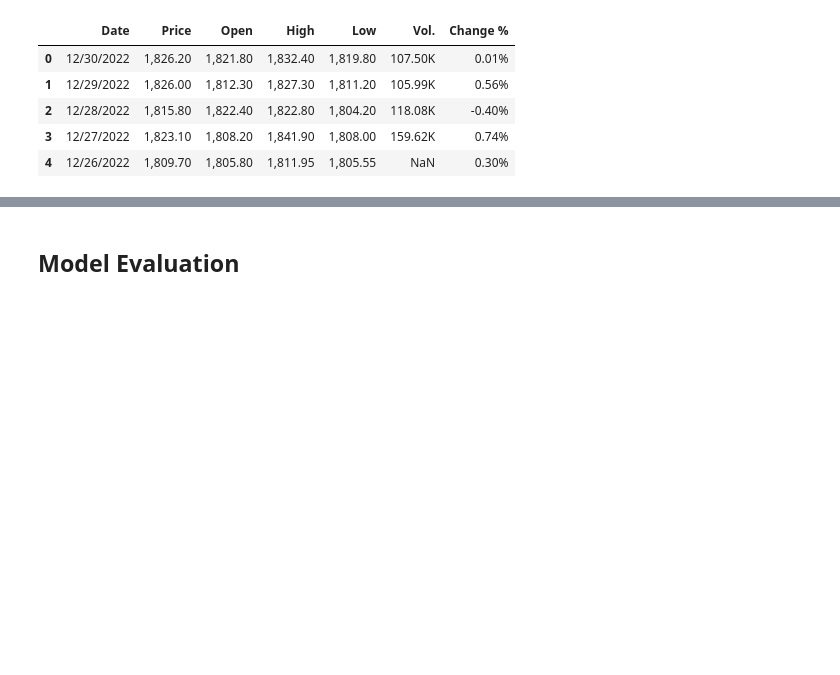
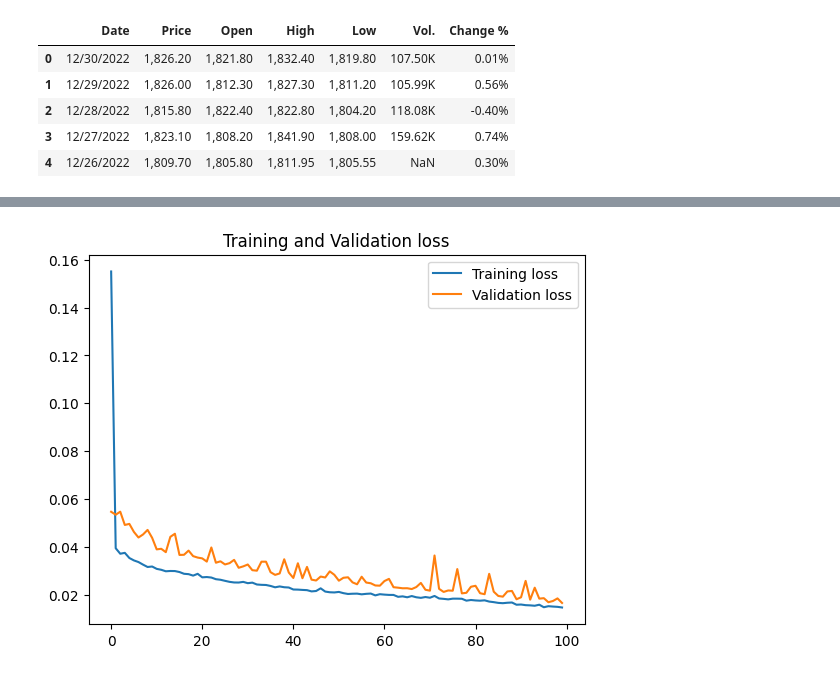
Before and after one commit to fatemeh-mndz/Gold-Price-Prediction, a Jupyter notebook: lstm_model.ipynb, the cells around one changed output, grey strips where cells are left out. Saved outputs shown, nothing was run; the diff lists cells and outputs as text; code cells hidden in the pictures; blank space fills up the shorter version.

```diff
--- a/lstm_model.ipynb
+++ b/lstm_model.ipynb
@@ -106 +83,13 @@ y_test: (457, 30)
+# %%
+X_test = []
+y_test = []
+
+for i in range(window_size, len(test_data)):
+    X_test.append(test_data[i-60:i, 0])
+    y_test.append(test_data[i, 0])
+# %%
+X_train = np.array(X_train)
+X_test  = np.array(X_test)
+y_train = np.array(y_train)
+y_test  = np.array(y_test)
 # %%
@@ -115,10 +110,10 @@ X_train shape => (2006, 30, 1)
 # %%
 model=Sequential()
-model.add(LSTM(50,return_sequences=True,input_shape=(30,1)))
+model.add(LSTM(50,return_sequences=True,input_shape=(60,1)))
 model.add(LSTM(50,return_sequences=True))
 model.add(LSTM(50,return_sequences=True))
 model.add(LSTM(50))
-model.add(Dense(30))
+model.add(Dense(1))
 model.compile(loss='mean_absolute_error', optimizer=Adam(learning_rate=0.0001), metrics=['mean_absolute_error'])
 model.summary()
 # %% [output]
@@ -167,5 +163,11 @@ Epoch 100/100
-# %% [markdown]
-## Model Evaluation
+# %%
+plt.plot(history.history['loss'],label='Training loss')
+plt.plot(history.history['val_loss'],label='Validation loss')
+plt.title('Training and Validation loss')
+plt.legend()
+plt.show()
+# %% [output]
+[figure, added]
 # %%
 result = model.evaluate(X_test, y_test)
 y_pred = model.predict(X_test)
```
Also changed, not shown: parts of 32 cells of this notebook, 2 other files.
